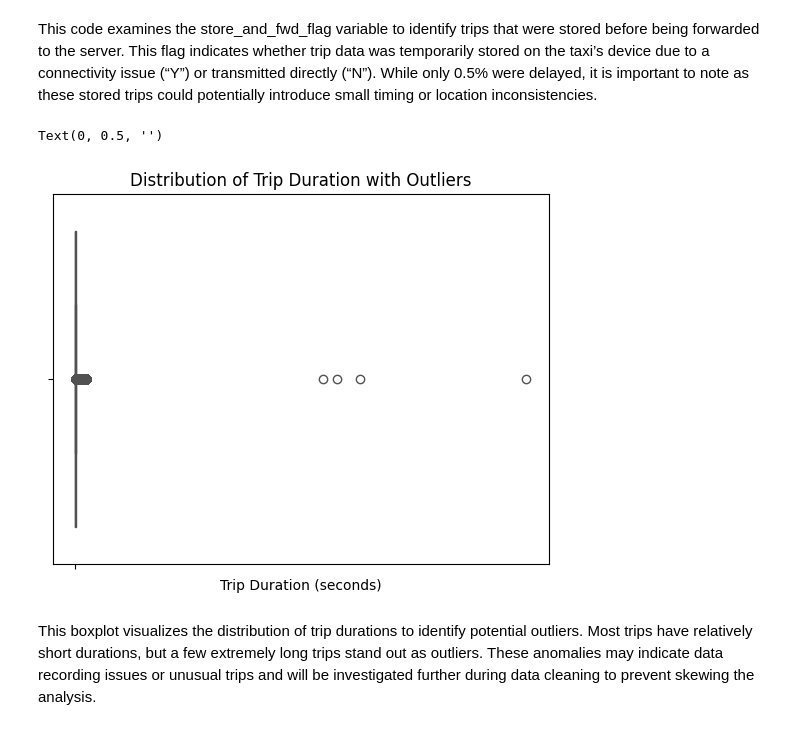
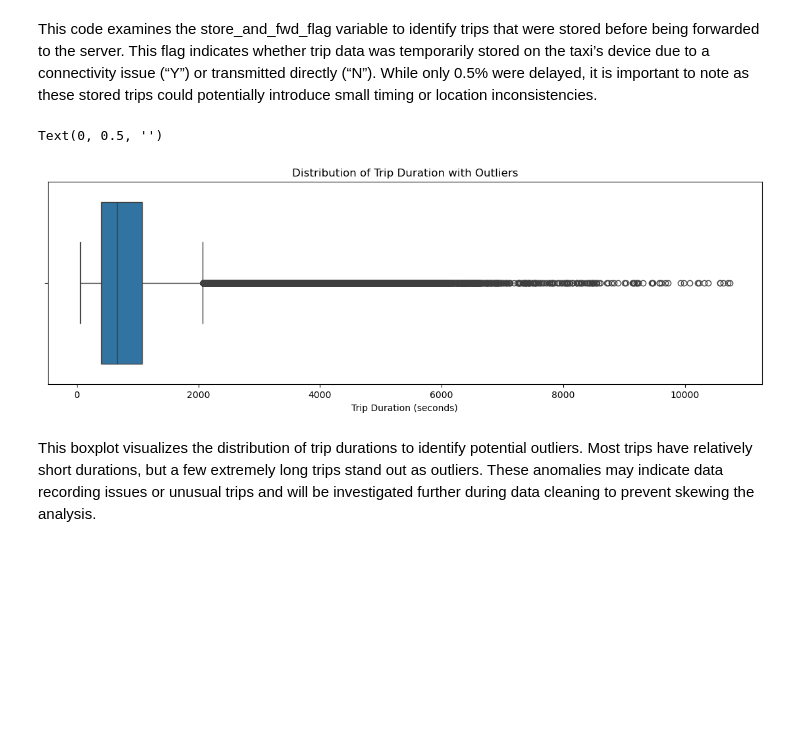
Before and after one commit to charralbert/Taxi_Trip_Duration, a Jupyter notebook: project_deliverable1_Group33.ipynb, the cells around one changed output. Cells and saved outputs as stored; diff of their text form; code cells hidden in the pictures; blank space fills up the shorter version.

```diff
--- a/project_deliverable1_Group33.ipynb
+++ b/project_deliverable1_Group33.ipynb
@@ -489,14 +498,14 @@ Name: proportion, dtype: float64
 This code examines the store_and_fwd_flag variable to identify trips that were stored before being forwarded to the server. This flag indicates whether trip data was temporarily stored on the taxi’s device due to a connectivity issue (“Y”) or transmitted directly (“N”). While only 0.5% were delayed, it is important to note as these stored trips could potentially introduce small timing or location inconsistencies.
 # %%
 #identify outliers of trip duration
-sns.boxplot(df['trip_duration'])
+plt.figure(figsize=(14, 4))
 sns.boxplot(x=df['trip_duration'])
 plt.title('Distribution of Trip Duration with Outliers')
 plt.xlabel('Trip Duration (seconds)')
 plt.ylabel('')
 # %% [output]
 Text(0, 0.5, '')
-[figure, old version]
+[figure, new version]
 # %% [markdown]
 This boxplot visualizes the distribution of trip durations to identify potential outliers. Most trips have relatively short durations, but a few extremely long trips stand out as outliers. These anomalies may indicate data recording issues or unusual trips and will be investigated further during data cleaning to prevent skewing the analysis.
 # %%
```
Also changed, not shown: parts of 18 cells of this notebook.
